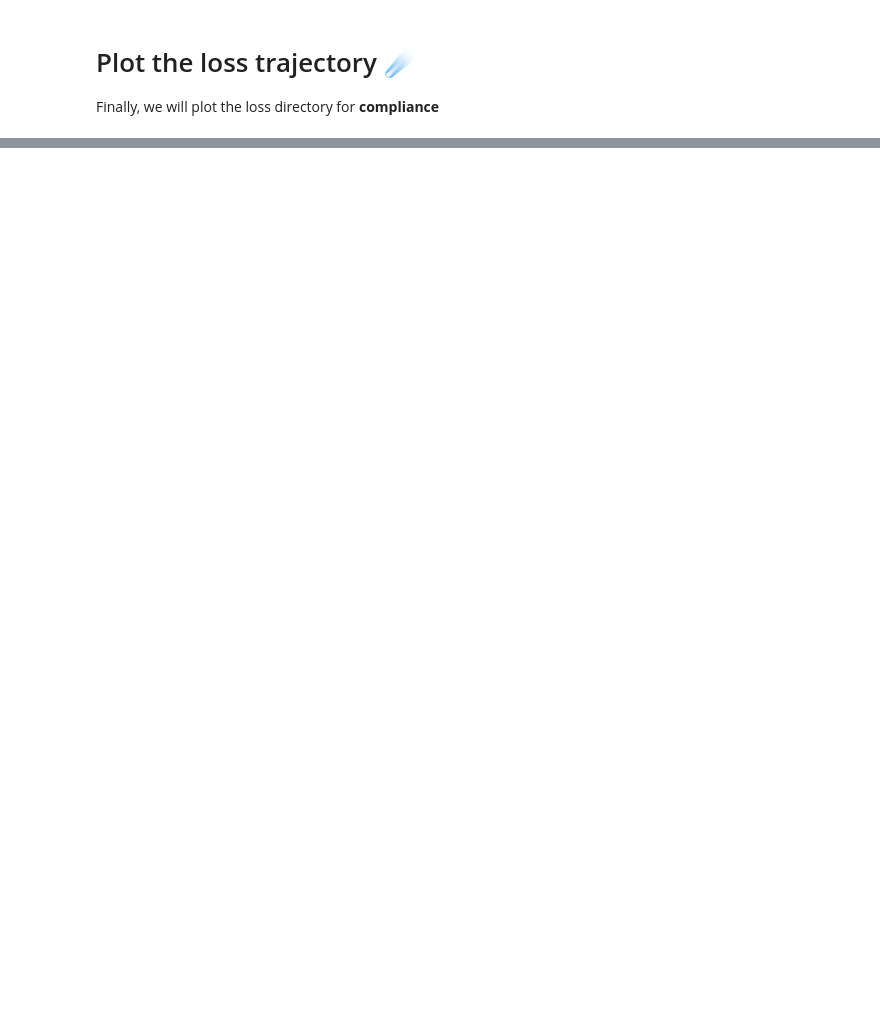
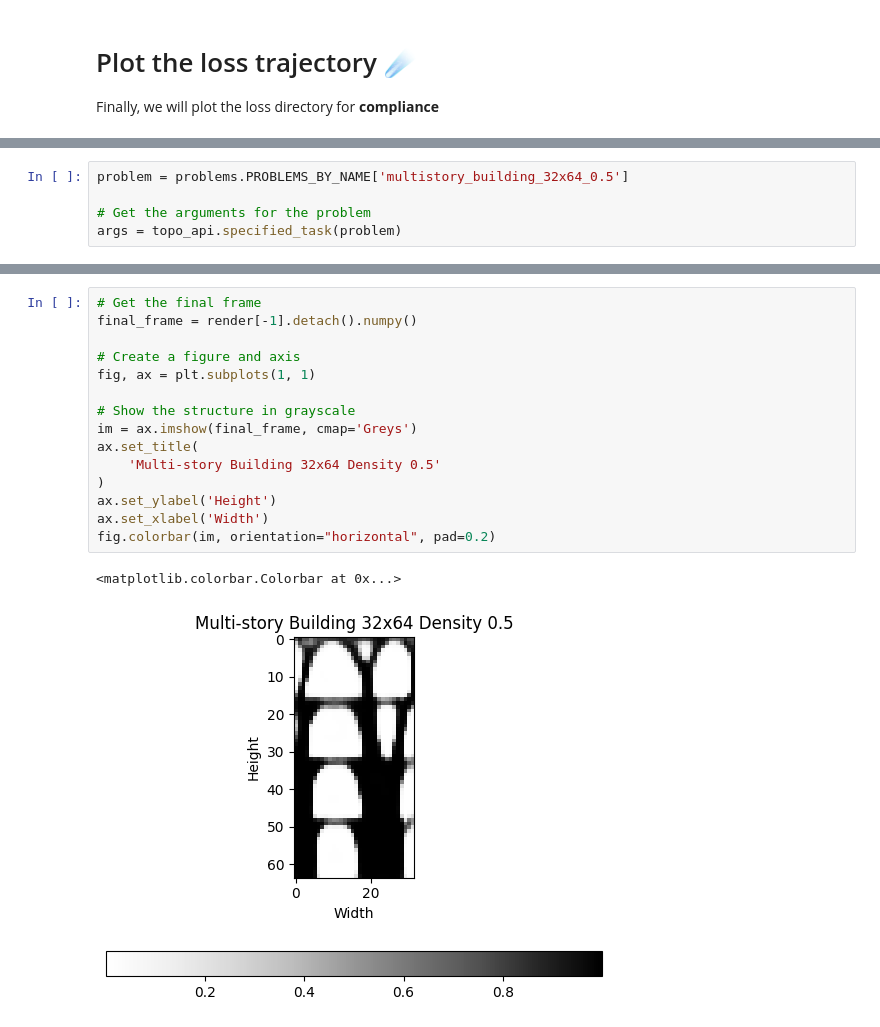
Before and after one commit to sun-umn/NCVX-Neural-Structural-Optimization, a Jupyter notebook: notebooks/Structural Optimization - CNN 🕋.ipynb, the cells around one changed output, grey strips where cells are left out. Drawn from its saved outputs; the diff is of its cells as text; blank space fills up the shorter version.

Commit message:
adding some udpates and new structures

```diff
--- a/notebooks/Structural Optimization - CNN 🕋.ipynb
+++ b/notebooks/Structural Optimization - CNN 🕋.ipynb
@@ -165,0 +170,5 @@ ax.grid()
+# %%
+problem = problems.PROBLEMS_BY_NAME['multistory_building_32x64_0.5']
+
+# Get the arguments for the problem
+args = topo_api.specified_task(problem)
@@ -165,0 +265,18 @@ ax.grid()
+# %%
+# Get the final frame
+final_frame = render[-1].detach().numpy()
+
+# Create a figure and axis
+fig, ax = plt.subplots(1, 1)
+
+# Show the structure in grayscale
+im = ax.imshow(final_frame, cmap='Greys')
+ax.set_title(
+    'Multi-story Building 32x64 Density 0.5'
+)
+ax.set_ylabel('Height')
+ax.set_xlabel('Width')
+fig.colorbar(im, orientation="horizontal", pad=0.2)
+# %% [output]
+<matplotlib.colorbar.Colorbar at 0x...>
+[figure, added]
```
Also changed, not shown: parts of 6 cells of this notebook, 5 other files.
